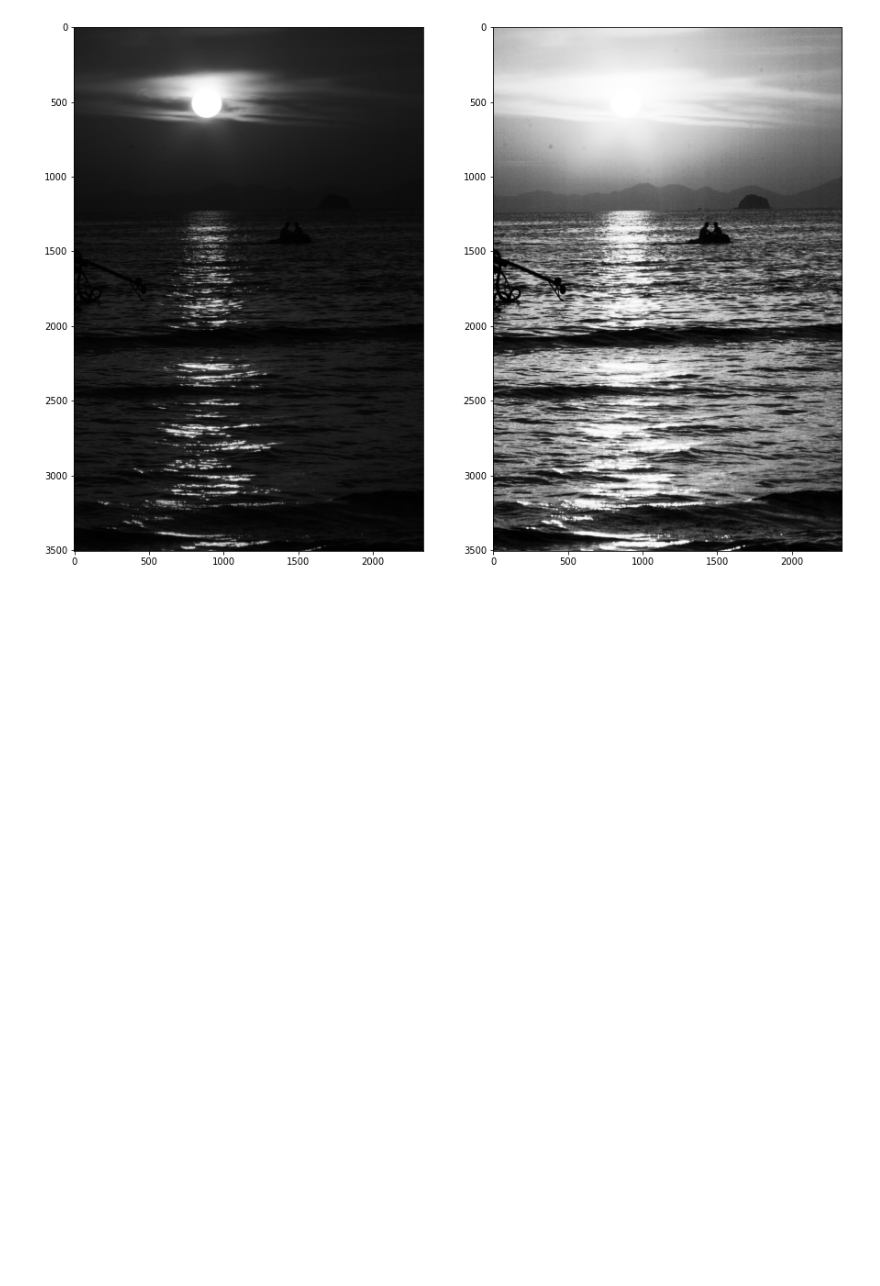
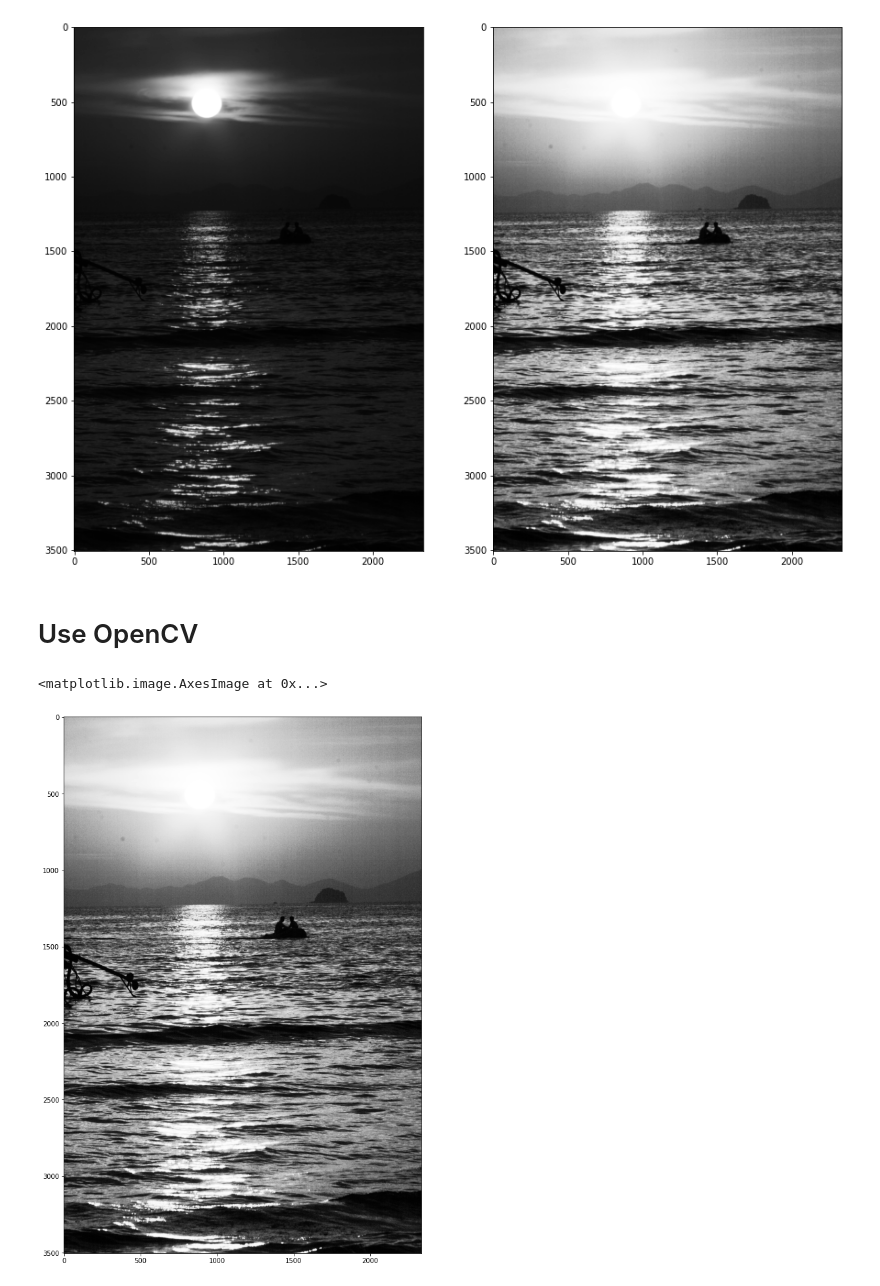
Before and after one commit to CakeNuthep/histogram-equalizer, a Jupyter notebook: HE.ipynb, the cells around one changed output. Saved outputs shown, nothing was run; the diff lists cells and outputs as text; code cells hidden in the pictures; blank space fills up the shorter version.

Commit message:
Add OpenCV

```diff
--- a/HE.ipynb
+++ b/HE.ipynb
@@ -165,3 +168,18 @@ plt.imshow(img_new, cmap='gray')
 plt.show(block=True)
 # %% [output]
 [figure]
+# %% [markdown]
+# Use OpenCV
+# %%
+import cv2 as cv
+img = Image.open('/content/sunset-1381672.jpg').convert("L")
+img = np.asarray(img)
+img_new = cv.equalizeHist(img)
+# %%
+fig = plt.figure()
+fig.set_figheight(15)
+fig.set_figwidth(15)
+plt.imshow(img_new, cmap='gray')
+# %% [output]
+<matplotlib.image.AxesImage at 0x...>
+[figure, added]
```
Also changed, not shown: parts of 2 cells of this notebook.
